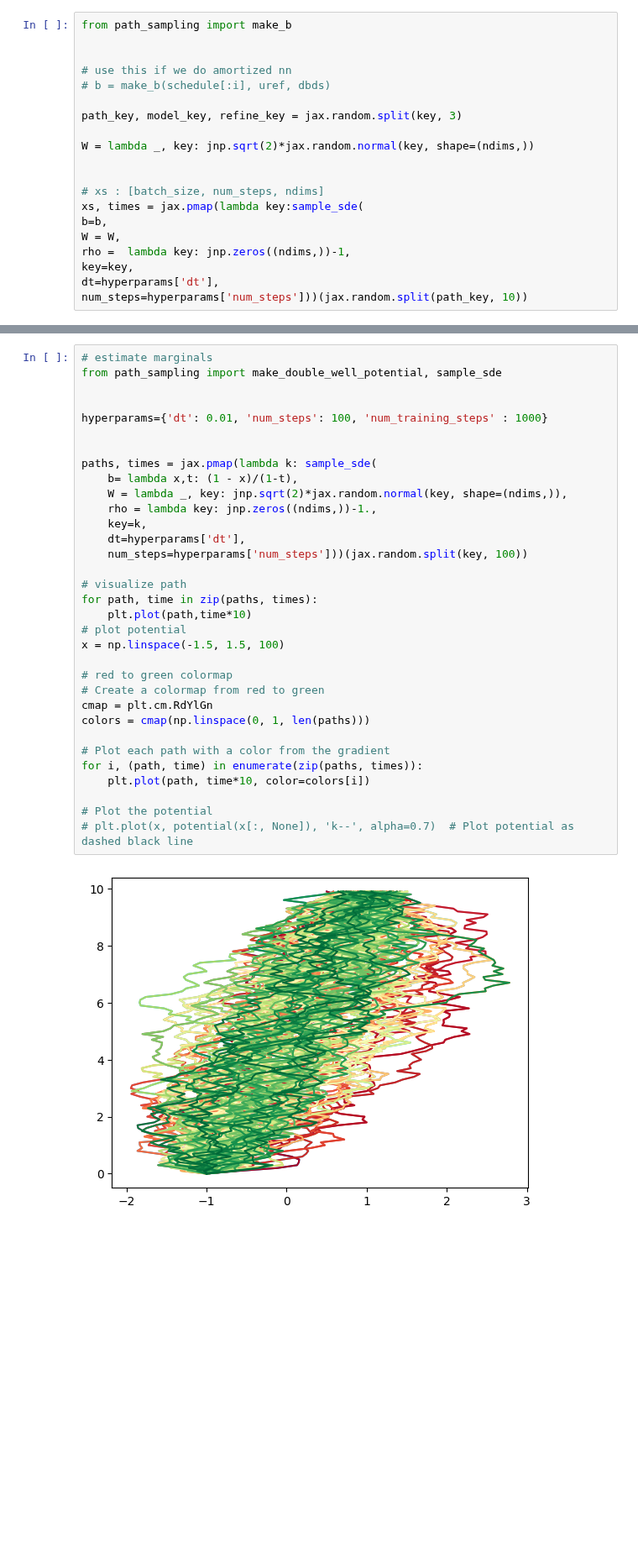
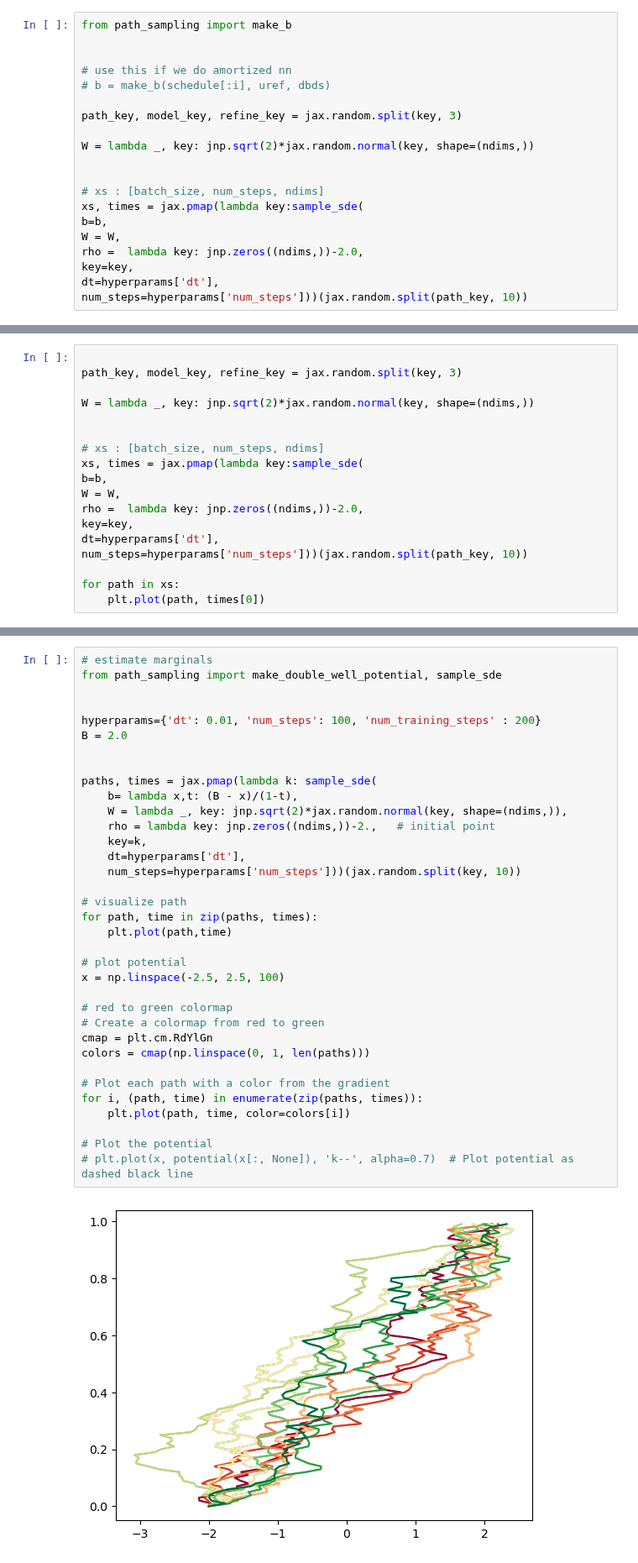
Before and after one commit to reubenharry/path_sampling, a Jupyter notebook: notebooks/notebook_0.ipynb, the cells around one changed output, grey strips where cells are left out. Shown at 84% size. Saved outputs shown, nothing was run; the diff lists cells and outputs as text; blank space fills up the shorter version.

```diff
--- a/notebooks/notebook_0.ipynb
+++ b/notebooks/notebook_0.ipynb
@@ -89,7 +98,7 @@ W = lambda _, key: jnp.sqrt(2)*jax.random.normal(key, shape=(ndims,))
 xs, times = jax.pmap(lambda key:sample_sde(
 b=b,
 W = W,
-rho =  lambda key: jnp.zeros((ndims,))-1,
+rho =  lambda key: jnp.zeros((ndims,))-2.0,
 key=key,
 dt=hyperparams['dt'],
 num_steps=hyperparams['num_steps']))(jax.random.split(path_key, 10))
@@ -104,0 +153,18 @@ for path in xs:
+# %%
+
+path_key, model_key, refine_key = jax.random.split(key, 3)
+
+W = lambda _, key: jnp.sqrt(2)*jax.random.normal(key, shape=(ndims,))
+
+
+# xs : [batch_size, num_steps, ndims]
+xs, times = jax.pmap(lambda key:sample_sde(
+b=b,
+W = W,
+rho =  lambda key: jnp.zeros((ndims,))-2.0,
+key=key,
+dt=hyperparams['dt'],
+num_steps=hyperparams['num_steps']))(jax.random.split(path_key, 10))
+
+for path in xs:
+    plt.plot(path, times[0])
@@ -105,35 +179,37 @@ for path in xs:
 # %%
 # estimate marginals
 from path_sampling import make_double_well_potential, sample_sde
 
 
-hyperparams={'dt': 0.01, 'num_steps': 100, 'num_training_steps' : 1000}
+hyperparams={'dt': 0.01, 'num_steps': 100, 'num_training_steps' : 200}
+B = 2.0
 
 
 paths, times = jax.pmap(lambda k: sample_sde(
-    b= lambda x,t: (1 - x)/(1-t),
+    b= lambda x,t: (B - x)/(1-t),
     W = lambda _, key: jnp.sqrt(2)*jax.random.normal(key, shape=(ndims,)),
-    rho = lambda key: jnp.zeros((ndims,))-1.,
+    rho = lambda key: jnp.zeros((ndims,))-2.,   # initial point
     key=k,
     dt=hyperparams['dt'],
-    num_steps=hyperparams['num_steps']))(jax.random.split(key, 100))
+    num_steps=hyperparams['num_steps']))(jax.random.split(key, 10))
 
 # visualize path
 for path, time in zip(paths, times):
-    plt.plot(path,time*10)
+    plt.plot(path,time)
+
 # plot potential
-x = np.linspace(-1.5, 1.5, 100)
+x = np.linspace(-2.5, 2.5, 100)
 
 # red to green colormap
 # Create a colormap from red to green
 cmap = plt.cm.RdYlGn
 colors = cmap(np.linspace(0, 1, len(paths)))
 
 # Plot each path with a color from the gradient
 for i, (path, time) in enumerate(zip(paths, times)):
-    plt.plot(path, time*10, color=colors[i])
+    plt.plot(path, time, color=colors[i])
 
 # Plot the potential
 # plt.plot(x, potential(x[:, None]), 'k--', alpha=0.7)  # Plot potential as dashed black line
 # %% [output]
-[figure, old version]
+[figure, new version]
```
Also changed, not shown: parts of 15 cells of this notebook.
